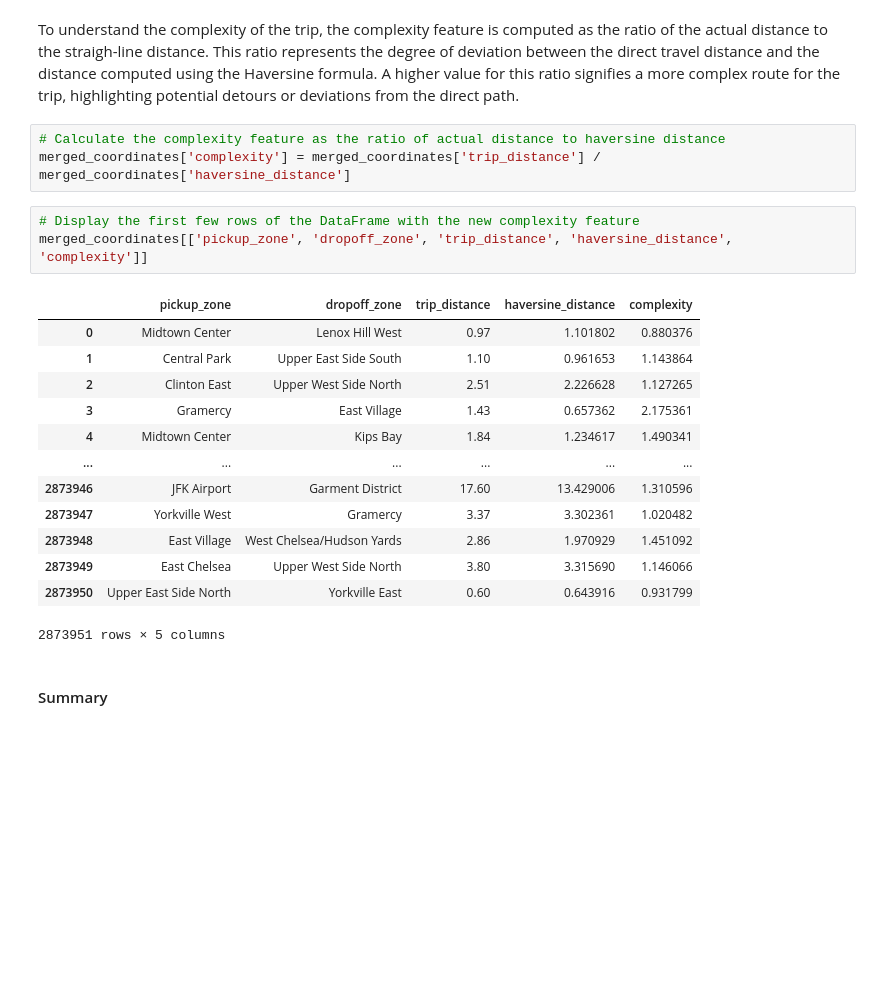
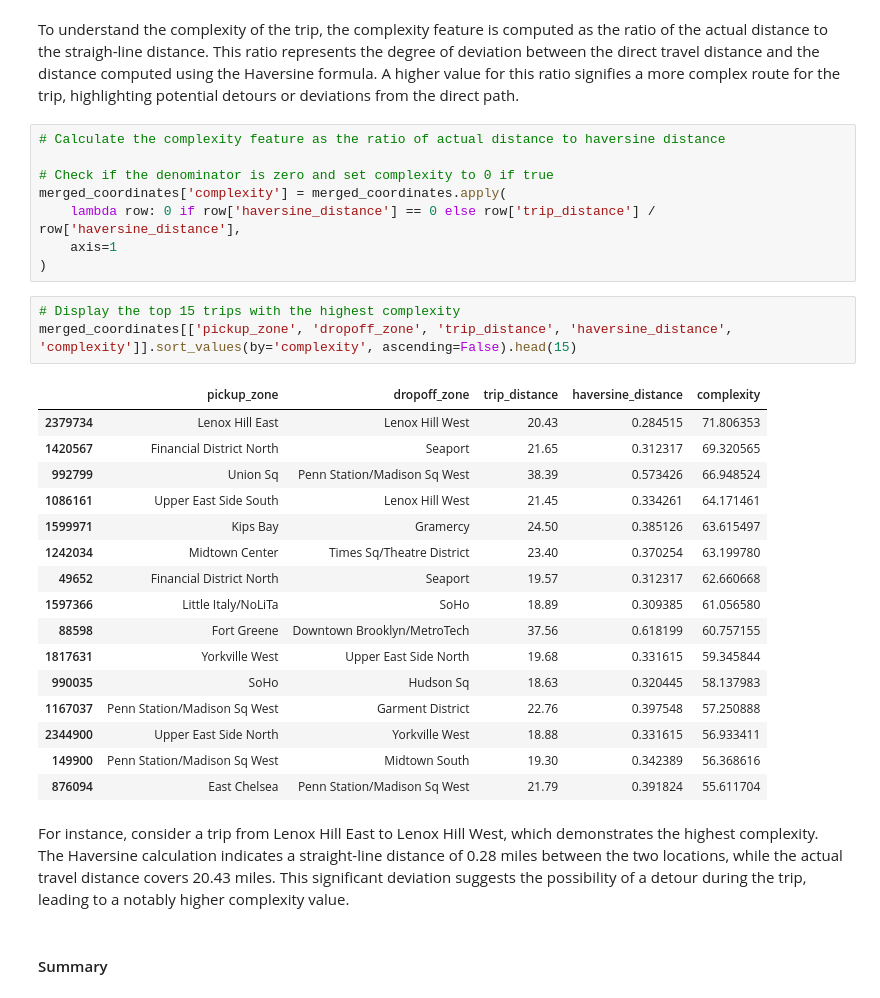
Before and after one commit to melbreaker/Taxi-Trip-Records-Data-Analysis, a Jupyter notebook: taxi-trip-records-data-analysis.ipynb, the cells around one changed output. Saved outputs shown, nothing was run; the diff lists cells and outputs as text; blank space fills up the shorter version.

```diff
--- a/taxi-trip-records-data-analysis.ipynb
+++ b/taxi-trip-records-data-analysis.ipynb
@@ -827,24 +835,34 @@ merged_coordinates[['pickup_zone', 'dropoff_zone', 'trip_distance', 'haversine_d
 To understand the complexity of the trip, the complexity feature is computed as the ratio of the actual distance to the straigh-line distance. This ratio represents the degree of deviation between the direct travel distance and the distance computed using the Haversine formula. A higher value for this ratio signifies a more complex route for the trip, highlighting potential detours or deviations from the direct path.
 # %%
 # Calculate the complexity feature as the ratio of actual distance to haversine distance
-merged_coordinates['complexity'] = merged_coordinates['trip_distance'] / merged_coordinates['haversine_distance']
+
+# Check if the denominator is zero and set complexity to 0 if true
+merged_coordinates['complexity'] = merged_coordinates.apply(
+    lambda row: 0 if row['haversine_distance'] == 0 else row['trip_distance'] / row['haversine_distance'],
+    axis=1
+)
 # %%
-# Display the first few rows of the DataFrame with the new complexity feature
-merged_coordinates[['pickup_zone', 'dropoff_zone', 'trip_distance', 'haversine_distance', 'complexity']]
+# Display the top 15 trips with the highest complexity
+merged_coordinates[['pickup_zone', 'dropoff_zone', 'trip_distance', 'haversine_distance', 'complexity']].sort_values(by='complexity', ascending=False).head(15)
 # %% [output]
 |  | pickup_zone | dropoff_zone | trip_distance | haversine_distance | complexity |
-| 0 | Midtown Center | Lenox Hill West | 0.97 | 1.101802 | 0.880376 |
-| 1 | Central Park | Upper East Side South | 1.10 | 0.961653 | 1.143864 |
-| 2 | Clinton East | Upper West Side North | 2.51 | 2.226628 | 1.127265 |
-| 3 | Gramercy | East Village | 1.43 | 0.657362 | 2.175361 |
-| 4 | Midtown Center | Kips Bay | 1.84 | 1.234617 | 1.490341 |
-| ... | ... | ... | ... | ... | ... |
-| 2873946 | JFK Airport | Garment District | 17.60 | 13.429006 | 1.310596 |
-| 2873947 | Yorkville West | Gramercy | 3.37 | 3.302361 | 1.020482 |
-| 2873948 | East Village | West Chelsea/Hudson Yards | 2.86 | 1.970929 | 1.451092 |
-| 2873949 | East Chelsea | Upper West Side North | 3.80 | 3.315690 | 1.146066 |
-| 2873950 | Upper East Side North | Yorkville East | 0.60 | 0.643916 | 0.931799 |
+| 2379734 | Lenox Hill East | Lenox Hill West | 20.43 | 0.284515 | 71.806353 |
+| 1420567 | Financial District North | Seaport | 21.65 | 0.312317 | 69.320565 |
+| 992799 | Union Sq | Penn Station/Madison Sq West | 38.39 | 0.573426 | 66.948524 |
+| 1086161 | Upper East Side South | Lenox Hill West | 21.45 | 0.334261 | 64.171461 |
+| 1599971 | Kips Bay | Gramercy | 24.50 | 0.385126 | 63.615497 |
+| 1242034 | Midtown Center | Times Sq/Theatre District | 23.40 | 0.370254 | 63.199780 |
+| 49652 | Financial District North | Seaport | 19.57 | 0.312317 | 62.660668 |
+| 1597366 | Little Italy/NoLiTa | SoHo | 18.89 | 0.309385 | 61.056580 |
+| 88598 | Fort Greene | Downtown Brooklyn/MetroTech | 37.56 | 0.618199 | 60.757155 |
+| 1817631 | Yorkville West | Upper East Side North | 19.68 | 0.331615 | 59.345844 |
+| 990035 | SoHo | Hudson Sq | 18.63 | 0.320445 | 58.137983 |
+| 1167037 | Penn Station/Madison Sq West | Garment District | 22.76 | 0.397548 | 57.250888 |
+| 2344900 | Upper East Side North | Yorkville West | 18.88 | 0.331615 | 56.933411 |
+| 149900 | Penn Station/Madison Sq West | Midtown South | 19.30 | 0.342389 | 56.368616 |
+| 876094 | East Chelsea | Penn Station/Madison Sq West | 21.79 | 0.391824 | 55.611704 |
-2873951 rows × 5 columns
+# %% [markdown]
+For instance, consider a trip from Lenox Hill East to Lenox Hill West, which demonstrates the highest complexity. The Haversine calculation indicates a straight-line distance of 0.28 miles between the two locations, while the actual travel distance covers 20.43 miles. This significant deviation suggests the possibility of a detour during the trip, leading to a notably higher complexity value.
 # %% [markdown]
 #### Summary
 # %% [markdown]
```
Also changed, not shown: parts of 4 cells of this notebook.
